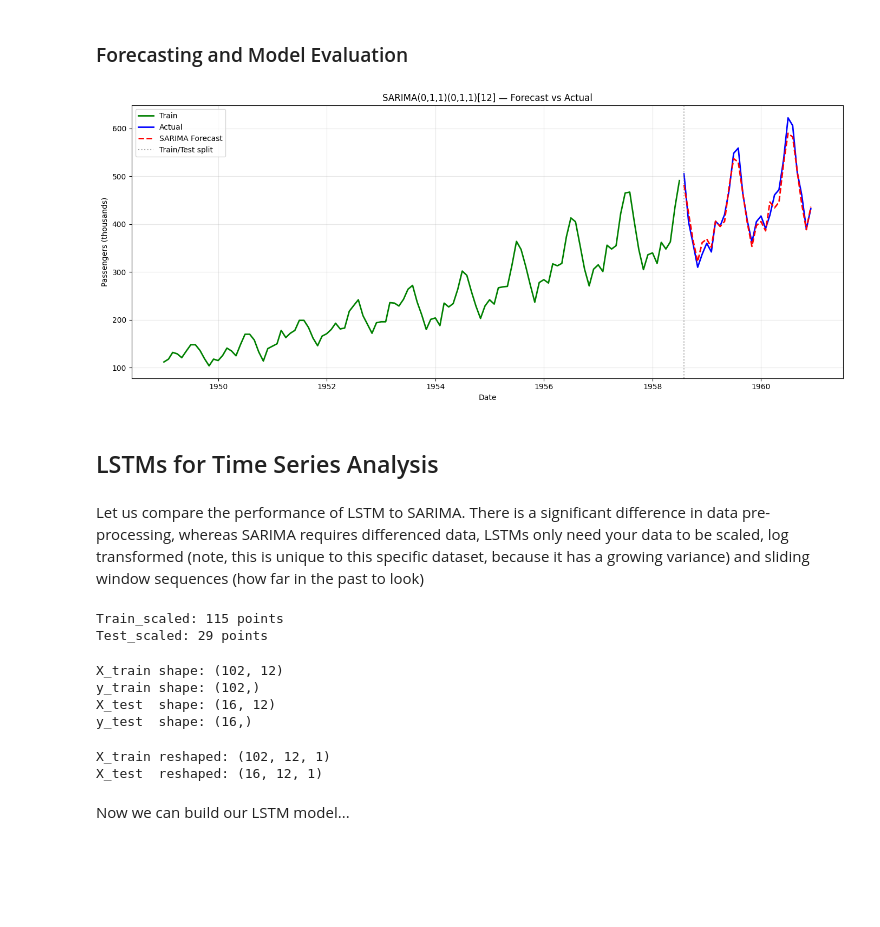
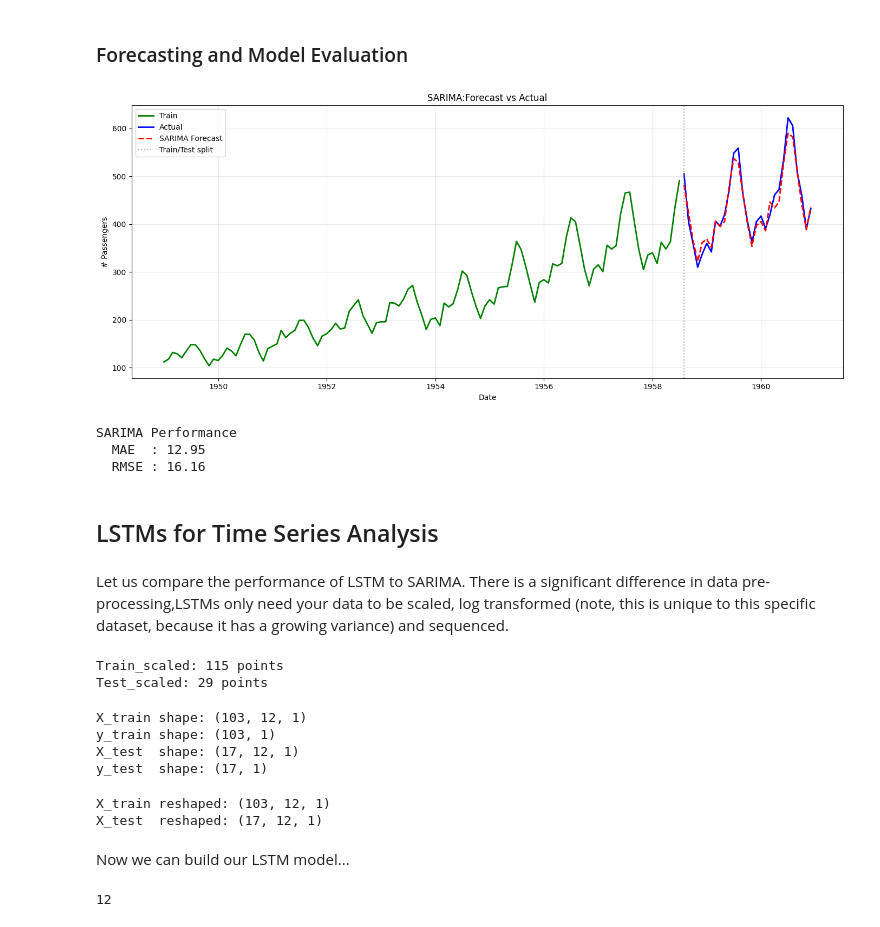
Before and after one commit to WamzMwangi/Advanced_Machine_Learning, a Jupyter notebook: Deep_Neural_Networks/Recurrent Neural Networks/Introduction to Recurrent Neural Networks.ipynb, the cells around one changed output. Drawn from its saved outputs; the diff is of its cells as text; code cells hidden in the pictures; blank space fills up the shorter version.

```diff
--- a/Deep_Neural_Networks/Recurrent Neural Networks/Introduction to Recurrent Neural Networks.ipynb
+++ b/Deep_Neural_Networks/Recurrent Neural Networks/Introduction to Recurrent Neural Networks.ipynb
@@ -471,33 +471,49 @@ plt.show()
 n_forecast = len(test)
 
 # forecast in log space
-forecast_log = sarima_fit.forecast(steps=n_forecast)
+forecast_test = sarima_fit.forecast(steps=n_forecast)
 
-# Inverse the log transform to get back to original scale
-forecast = np.exp(forecast_log)
+# Remember we fit on log  train data, so we reverse it to get the actual # passengers forecast
+forecast = np.exp(forecast_test)
 forecast.index = test.index
 # %%
 # plot the results
 
 plt.figure(figsize=(14, 6))
+
 plt.plot(train, color='green',  linewidth=2,   label='Train')
 plt.plot(test,  color='blue',   linewidth=2,   label='Actual')
-plt.plot(forecast, color='red', linewidth=2,
-         linestyle='--',                        label='SARIMA Forecast')
-plt.axvline(test.index[0], color='gray',
-            linestyle=':', alpha=0.7,           label='Train/Test split')
+plt.plot(forecast, color='red', linewidth=2,linestyle='--',label='SARIMA Forecast')
+plt.axvline(test.index[0], color='gray',linestyle=':', alpha=0.7,label='Train/Test split')
+
 plt.title('SARIMA:Forecast vs Actual')
 plt.xlabel('Date')
-plt.ylabel('Passengers (thousands)')
+plt.ylabel('# Passengers')
 plt.legend()
 plt.grid(True, alpha=0.3)
+
 plt.tight_layout()
 plt.show()
 # %% [output]
-[figure, old version]
+[figure, new version]
+# %%
+from sklearn.metrics import mean_absolute_error, mean_squared_error
+import math
+
+mae  = mean_absolute_error(test,forecast)
+rmse = math.sqrt(mean_squared_error(test,forecast))
+
+
+print('SARIMA Performance')
+print(f'  MAE  : {mae:.2f}')
+print(f'  RMSE : {rmse:.2f}')
+# %% [output]
+SARIMA Performance
+  MAE  : 12.95
+  RMSE : 16.16
 # %% [markdown]
 ## LSTMs for Time Series Analysis
 # %% [markdown]
-Let us compare the performance of LSTM to SARIMA. There is a significant difference in data pre-processing, whereas SARIMA requires differenced data, LSTMs only need your data to be scaled, log transformed (note, this is unique to this specific dataset, because it has a growing variance) and sliding window sequences (how far in the past to look)
+Let us compare the performance of LSTM to SARIMA. There is a significant difference in data pre-processing,LSTMs only need your data to be scaled, log transformed (note, this is unique to this specific dataset, because it has a growing variance) and sequenced.
 # %%
 # scale your time series
@@ -524,30 +545,34 @@ def create_dataset(dataset, time_step=1):
     return np.array(X), np.array(y)
 # %%
-time_step = 12
+window_size = 12
 
-X_train, y_train = create_dataset(train_scaled, time_step)
-X_test,  y_test  = create_dataset(test_scaled,  time_step)
+X_train, y_train = create_dataset(train_scaled, window_size)
+X_test,  y_test  = create_dataset(test_scaled,  window_size)
 
 print(f'X_train shape: {X_train.shape}')
 print(f'y_train shape: {y_train.shape}')
 print(f'X_test  shape: {X_test.shape}')
 print(f'y_test  shape: {y_test.shape}')
 # %% [output]
-X_train shape: (102, 12)
-y_train shape: (102,)
-X_test  shape: (16, 12)
-y_test  shape: (16,)
+X_train shape: (103, 12, 1)
+y_train shape: (103, 1)
+X_test  shape: (17, 12, 1)
+y_test  shape: (17, 1)
 # %%
-X_train = X_train.reshape(X_train.shape[0], time_step, 1)
-X_test  = X_test.reshape(X_test.shape[0],  time_step, 1)
+X_train = X_train.reshape(X_train.shape[0], window_size, 1)
+X_test  = X_test.reshape(X_test.shape[0],  window_size, 1)
 
 print(f'X_train reshaped: {X_train.shape}')
 print(f'X_test  reshaped: {X_test.shape}')
 # %% [output]
-X_train reshaped: (102, 12, 1)
-X_test  reshaped: (16, 12, 1)
+X_train reshaped: (103, 12, 1)
+X_test  reshaped: (17, 12, 1)
 # %% [markdown]
 Now we can build our LSTM model...
+# %%
+X_train.shape[1]
+# %% [output]
+12
 # %%
 from tensorflow.keras.models import Sequential
 from tensorflow.keras.layers import LSTM, Dense
```
Also changed, not shown: parts of 13 cells of this notebook.
